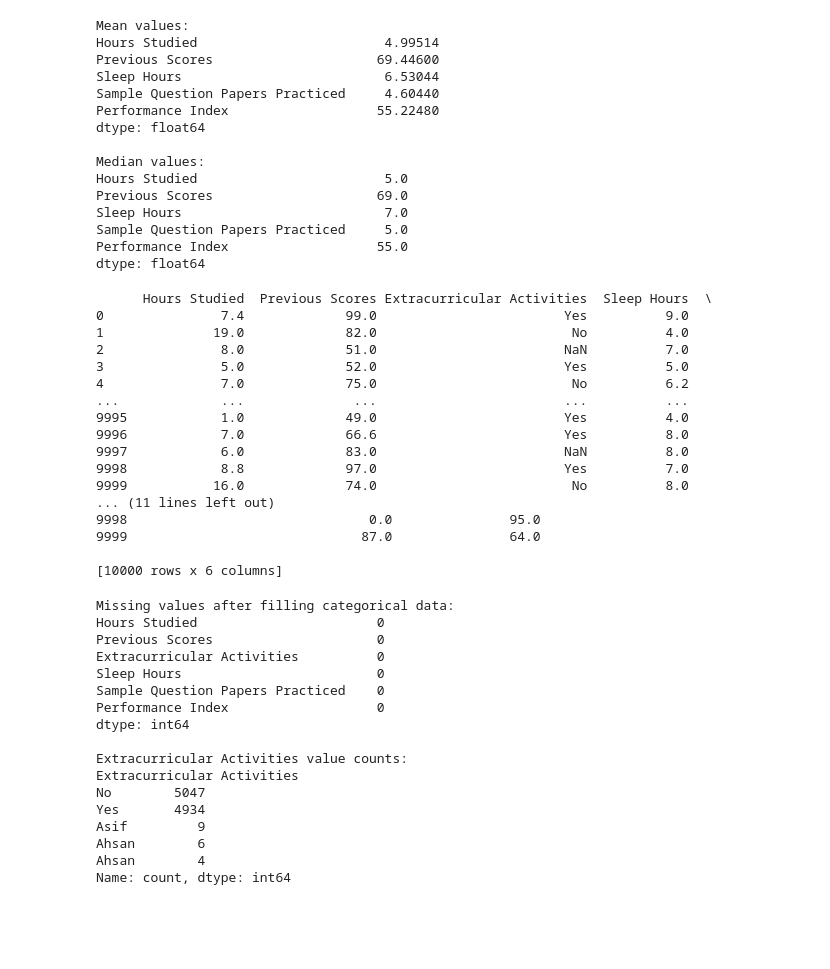
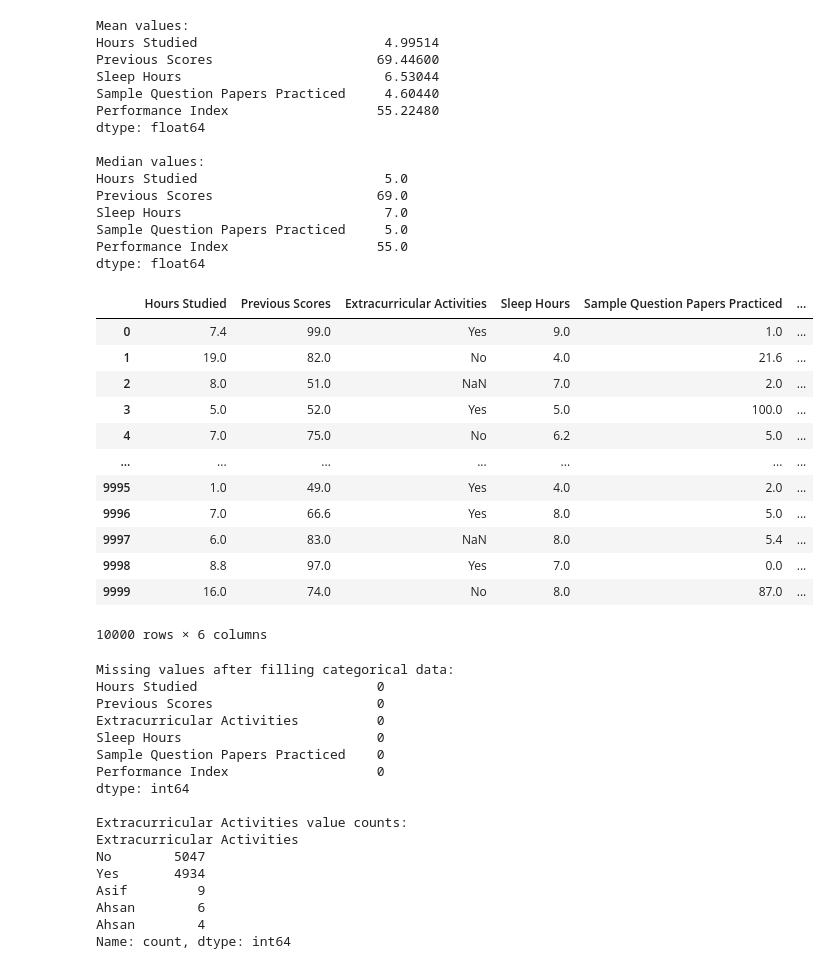
Before and after one commit to AhSanC25/Machine_Learning_Project, a Jupyter notebook: ML project.ipynb, the cells around one changed output. Cells and saved outputs as stored; diff of their text form; code cells hidden in the pictures; blank space fills up the shorter version.

```diff
--- a/ML project.ipynb
+++ b/ML project.ipynb
@@ -246,25 +225,21 @@ dtype: float64
 #print("Missing values after filling:")
 #print(df.isnull().sum())
 # %%
-print(df)
+df
 # %% [output]
+|  | Hours Studied | Previous Scores | Extracurricular Activities | Sleep Hours | Sample Question Papers Practiced | ... |
+| 0 | 7.4 | 99.0 | Yes | 9.0 | 1.0 | ... |
+| 1 | 19.0 | 82.0 | No | 4.0 | 21.6 | ... |
+| 2 | 8.0 | 51.0 | NaN | 7.0 | 2.0 | ... |
+| 3 | 5.0 | 52.0 | Yes | 5.0 | 100.0 | ... |
+| 4 | 7.0 | 75.0 | No | 6.2 | 5.0 | ... |
+| ... | ... | ... | ... | ... | ... | ... |
+| 9995 | 1.0 | 49.0 | Yes | 4.0 | 2.0 | ... |
+| 9996 | 7.0 | 66.6 | Yes | 8.0 | 5.0 | ... |
+| 9997 | 6.0 | 83.0 | NaN | 8.0 | 5.4 | ... |
+| 9998 | 8.8 | 97.0 | Yes | 7.0 | 0.0 | ... |
+| 9999 | 16.0 | 74.0 | No | 8.0 | 87.0 | ... |
-      Hours Studied  Previous Scores Extracurricular Activities  Sleep Hours  \
-0               7.4             99.0                        Yes          9.0
-1              19.0             82.0                         No          4.0
-2               8.0             51.0                        NaN          7.0
-3               5.0             52.0                        Yes          5.0
-4               7.0             75.0                         No          6.2
-...             ...              ...                        ...          ...
-9995            1.0             49.0                        Yes          4.0
-9996            7.0             66.6                        Yes          8.0
-9997            6.0             83.0                        NaN          8.0
-9998            8.8             97.0                        Yes          7.0
-9999           16.0             74.0                         No          8.0
-... (11 lines left out)
-9998                               0.0               95.0
-9999                              87.0               64.0
-
-[10000 rows x 6 columns]
+10000 rows × 6 columns
 # %%
 # Fill missing values in categorical column with mode (most frequent value)
 df['Extracurricular Activities'].fillna(df['Extracurricular Activities'].mode()[0], inplace=True)
```
Also changed, not shown: parts of 21 cells of this notebook.
